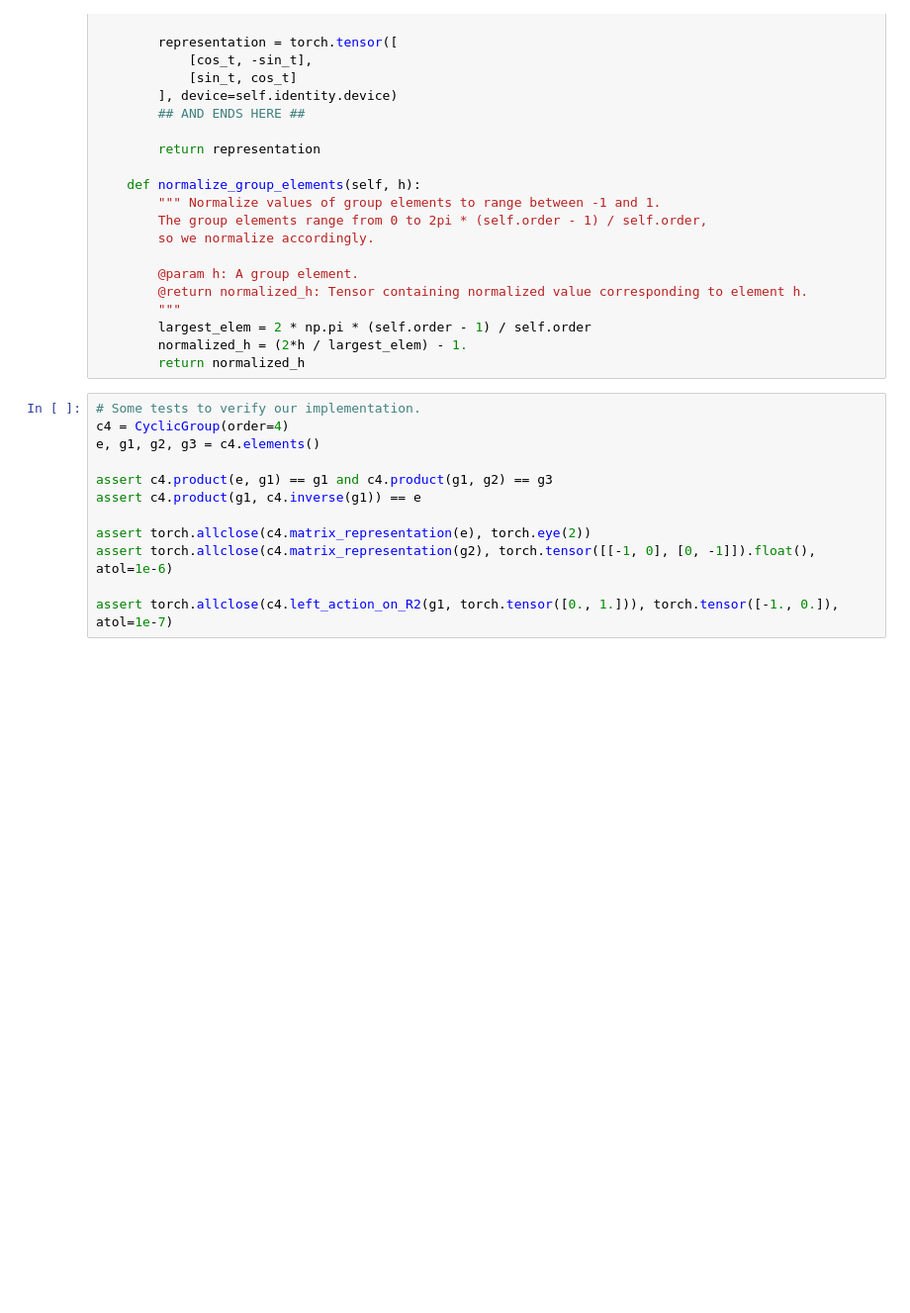
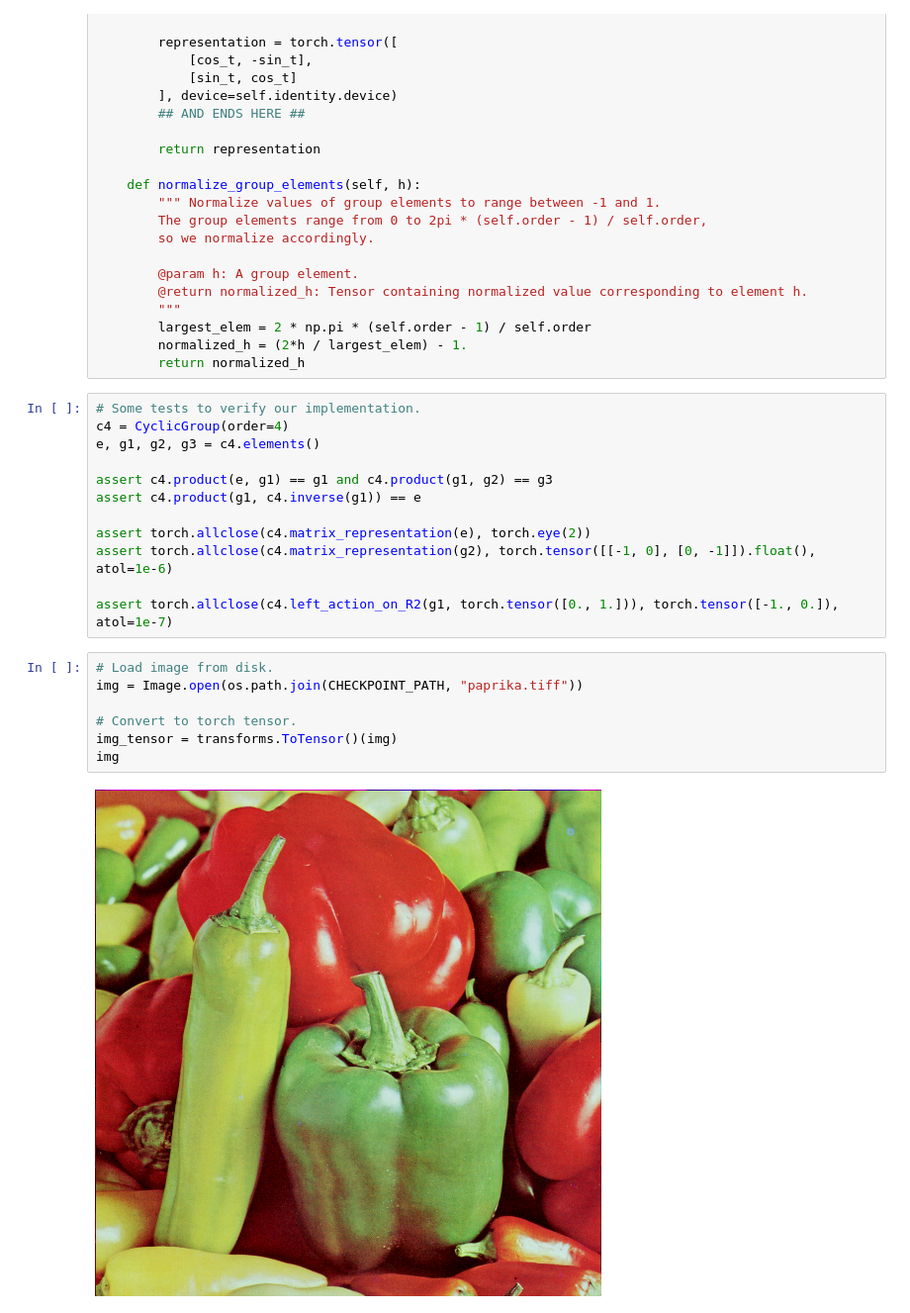
Before and after one commit to Vozikis/UvA-Deep-Learning-2--Tutorials, a Jupyter notebook: Tutorial 1.ipynb, the cells around one changed output. Shown: that part at 99% size. Drawn from its saved outputs; the diff is of its cells as text; blank space fills up the shorter version.

```diff
--- a/Tutorial 1.ipynb
+++ b/Tutorial 1.ipynb
@@ -245,3 +245,12 @@ assert torch.allclose(c4.matrix_representation(e), torch.eye(2))
 assert torch.allclose(c4.matrix_representation(g2), torch.tensor([[-1, 0], [0, -1]]).float(), atol=1e-6)
 
 assert torch.allclose(c4.left_action_on_R2(g1, torch.tensor([0., 1.])), torch.tensor([-1., 0.]), atol=1e-7)
+# %%
+# Load image from disk.
+img = Image.open(os.path.join(CHECKPOINT_PATH, "paprika.tiff"))
+
+# Convert to torch tensor.
+img_tensor = transforms.ToTensor()(img)
+img
+# %% [output]
+[figure, added]
```
